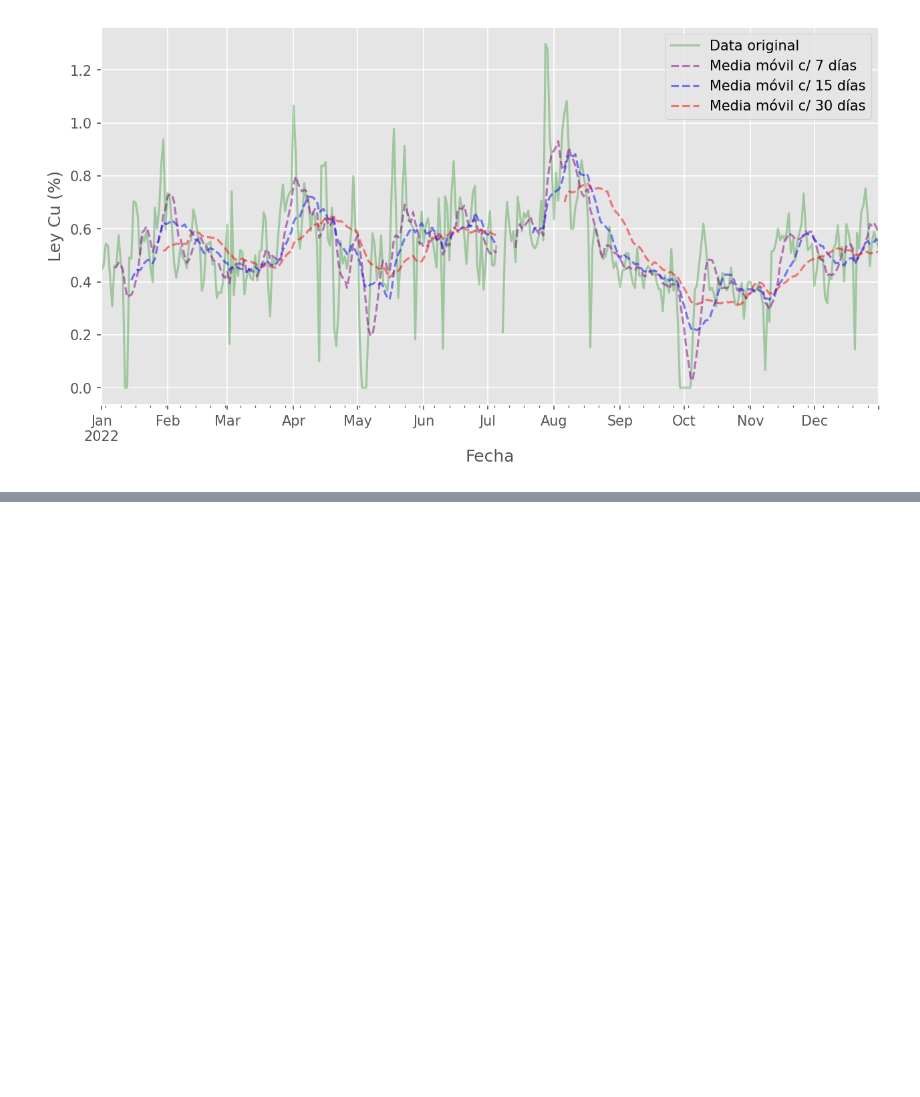
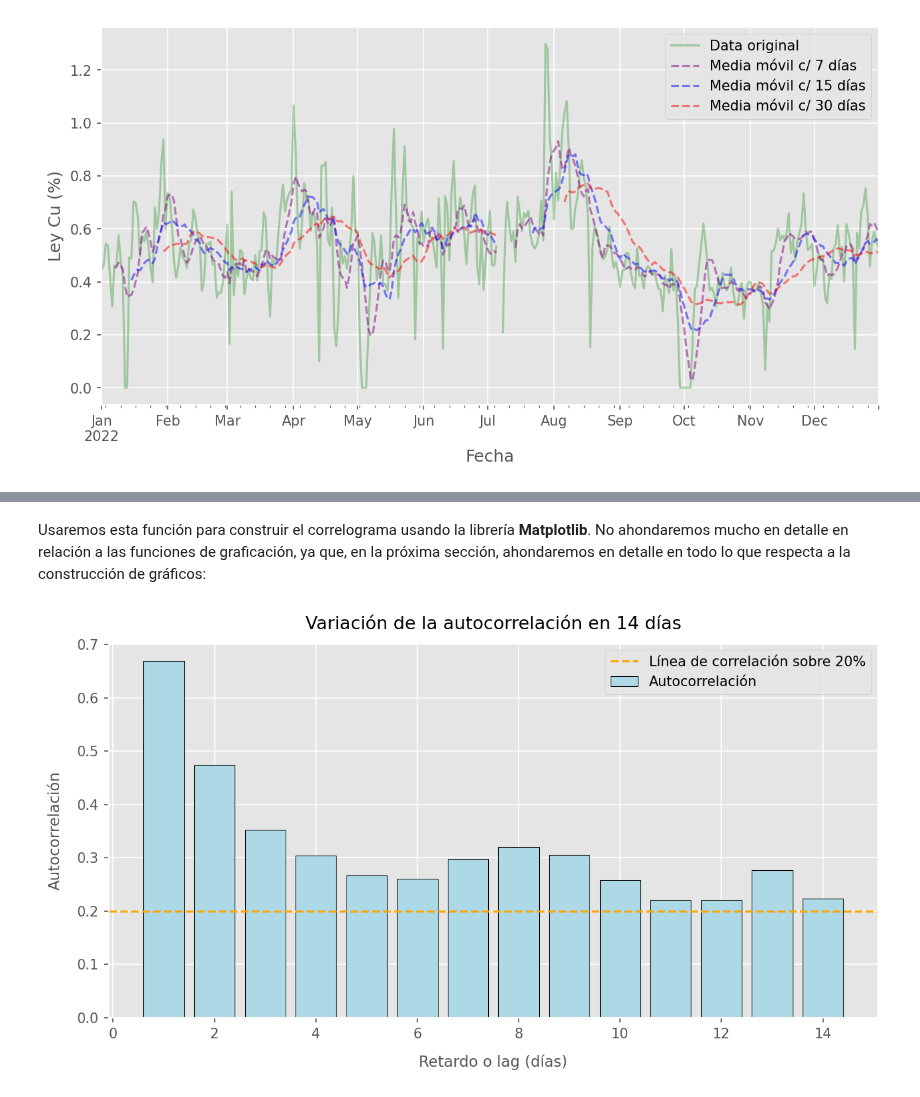
Before and after one commit to rquezadac/udd_data_analytics_lectures, a Jupyter notebook: seccion_02_pandas/clase_2_5.ipynb, the cells around one changed output, grey strips where cells are left out. Cells and saved outputs as stored; diff of their text form; code cells hidden in the pictures; blank space fills up the shorter version.

Commit message:
final pandas lecture update

```diff
--- a/seccion_02_pandas/clase_2_5.ipynb
+++ b/seccion_02_pandas/clase_2_5.ipynb
@@ -490,0 +501,33 @@ Sea pues $\left\{x_{t}\right\}$ una serie de tiempo, donde $t$ es cualquier obse
+# %%
+# Nuestra función de cálculo de autocorrelación.
+def autocorrelation(s: pd.Series, lag_vals: list) -> list:
+    """
+    Una función sencilla que nos permite calcular las autocorrelaciones sucesivas de una serie
+    de tiempo (definida como una serie de Pandas), almacenando cada uno de estos cálculos en una
+    lista de Python.
+
+    Parámetros:
+    -----------
+    s : Serie de Pandas cuyo índice es del tipo DatetimeIndex.
+    lag : Lista de Python que define los retardos a aplicar en el cálculo de la autocorrelación.
+    """
+    # Calculamos las autocorrelaciones para todos los valores en el intervalo [1, lag].
+    autocorr = [s.autocorr(lag=lag) for lag in lag_vals]
+
+    return autocorr
+# %% [markdown]
+Usaremos esta función para construir el correlograma usando la librería **Matplotlib**. No ahondaremos mucho en detalle en relación a las funciones de graficación, ya que, en la próxima sección, ahondaremos en detalle en todo lo que respecta a la construcción de gráficos:
+# %%
+# Calculamos las autocorrelaciones correspondientes.
+acorr = autocorrelation(data["ley_cut"], lag_vals=np.arange(1, 15))
+# %%
+# Generamos el gráfico.
+fig, ax = plt.subplots(figsize=(10, 5))
+ax.bar(np.arange(1, 15), acorr, color="lightblue", edgecolor="k", label="Autocorrelación")
+ax.axhline(y=0.2, color="orange", linestyle="--", label="Línea de correlación sobre 20%")
+ax.set_xlabel("Retardo o lag (días)", fontsize=11, labelpad=10)
+ax.set_ylabel("Autocorrelación", fontsize=11, labelpad=10)
+ax.set_title("Variación de la autocorrelación en 14 días", fontsize=13, pad=10)
+ax.legend(loc="upper right", frameon=True);
+# %% [output]
+[figure, added]
```
Also changed, not shown: parts of 9 cells of this notebook, 1 other file.
